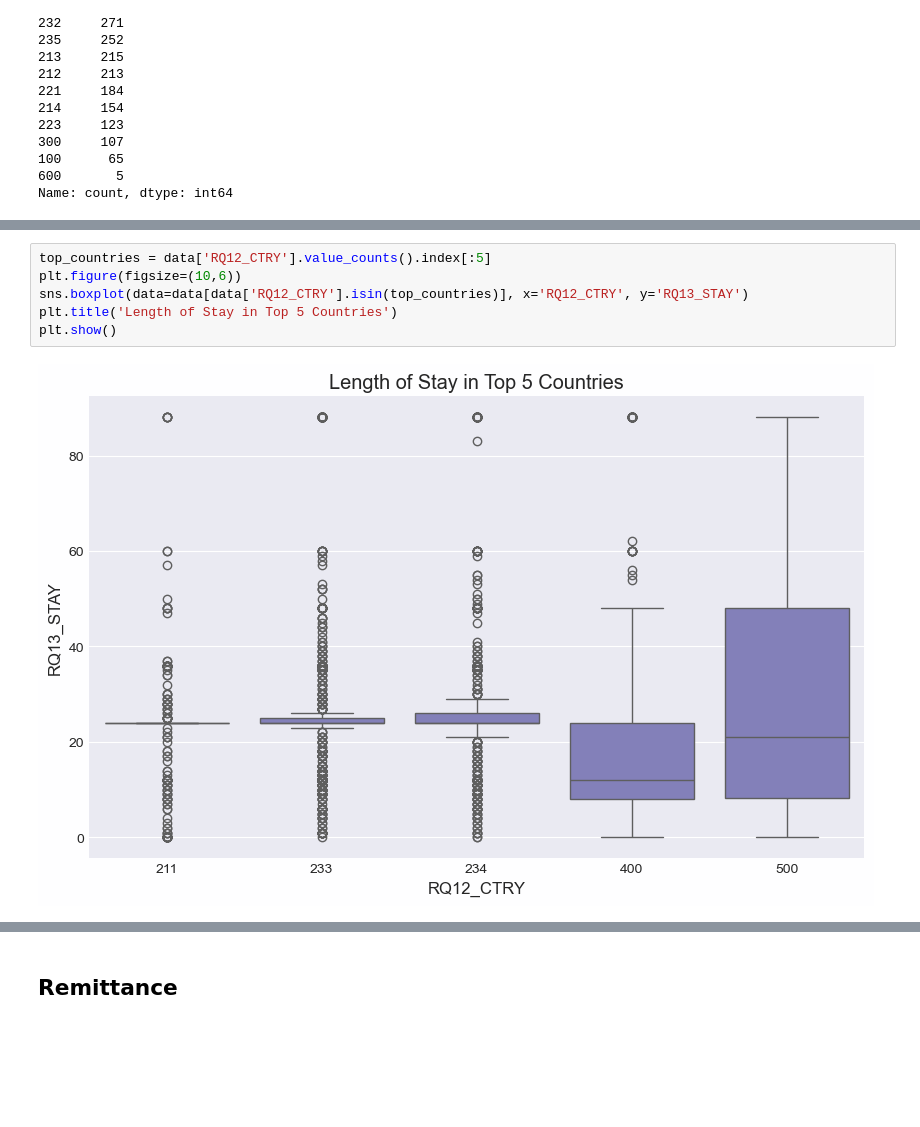
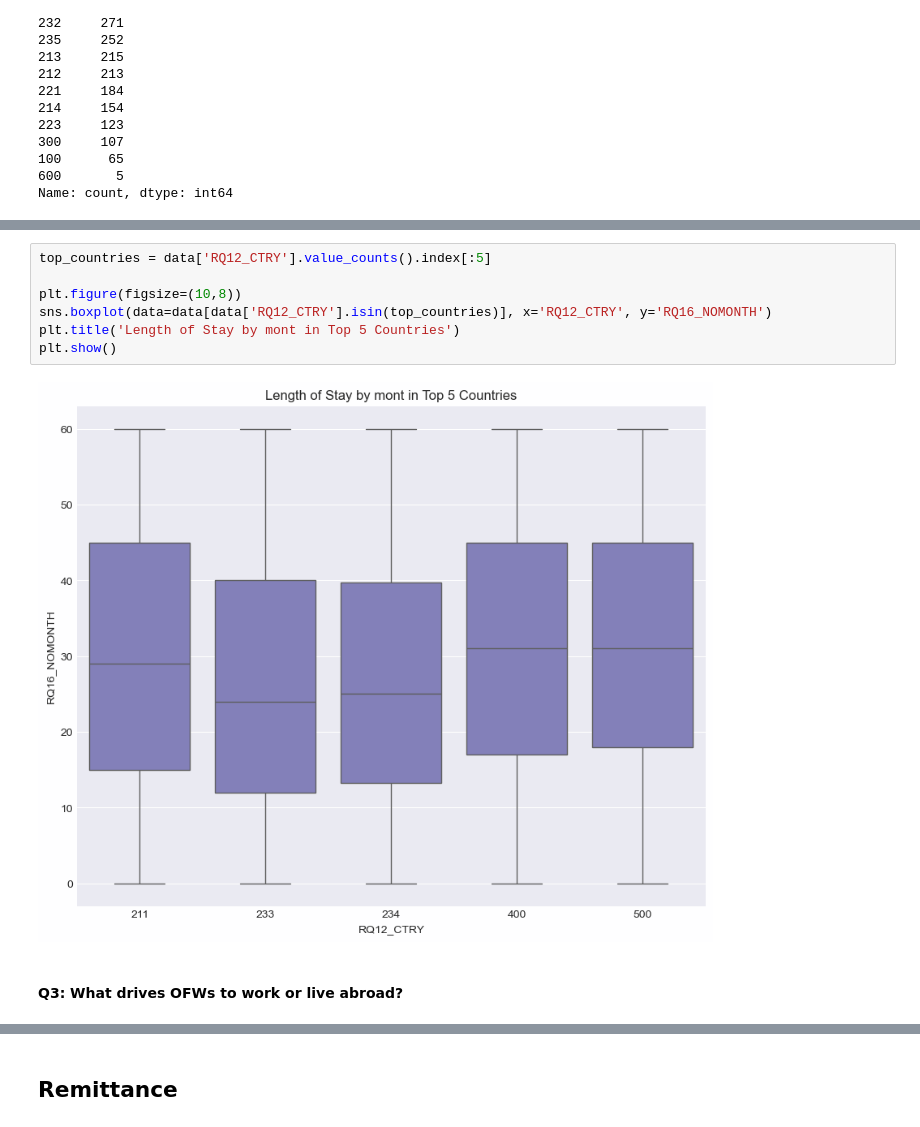
Before and after one commit to almiravelas/CSMODEL, a Jupyter notebook: Phase1.ipynb, the cells around one changed output, grey strips where cells are left out. Drawn from its saved outputs; the diff is of its cells as text; blank space fills up the shorter version.

```diff
--- a/Phase1.ipynb
+++ b/Phase1.ipynb
@@ -473,8 +346,11 @@ plt.show()
 # %%
 top_countries = data['RQ12_CTRY'].value_counts().index[:5]
-plt.figure(figsize=(10,6))
-sns.boxplot(data=data[data['RQ12_CTRY'].isin(top_countries)], x='RQ12_CTRY', y='RQ13_STAY')
-plt.title('Length of Stay in Top 5 Countries')
+
+plt.figure(figsize=(10,8))
+sns.boxplot(data=data[data['RQ12_CTRY'].isin(top_countries)], x='RQ12_CTRY', y='RQ16_NOMONTH')
+plt.title('Length of Stay by mont in Top 5 Countries')
 plt.show()
 # %% [output]
-[figure, old version]
+[figure, new version]
+# %% [markdown]
+#### Q3: What drives OFWs to work or live abroad?
```
Also changed, not shown: parts of 40 cells of this notebook, 1 other file.
